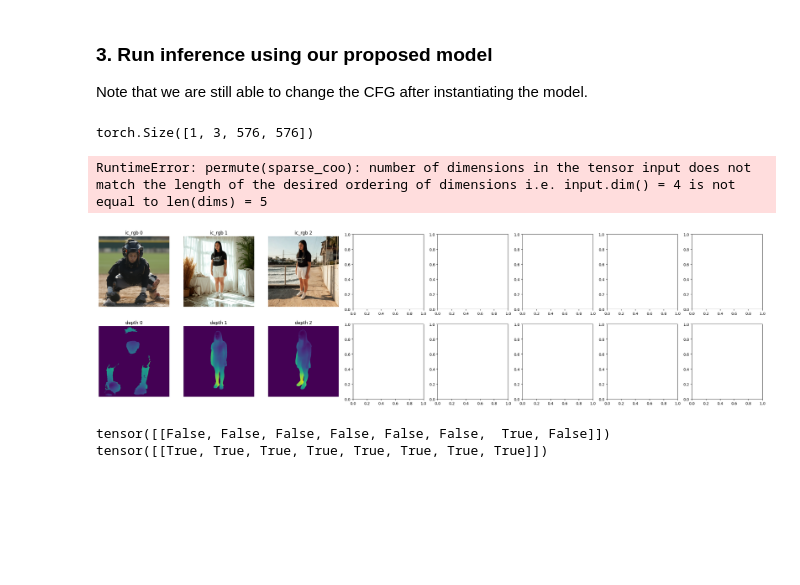
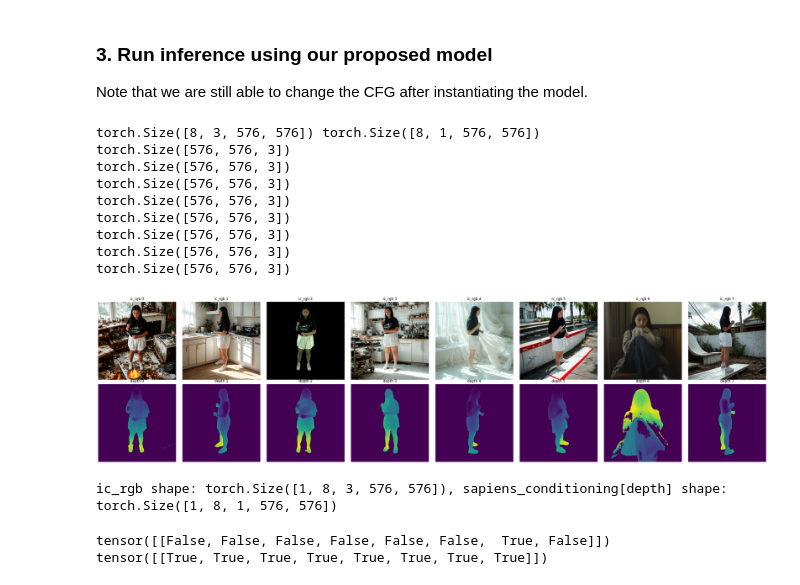
Before and after one commit to stonecodecs/stable-virtual-camera, a Jupyter notebook: test_samples.ipynb, the cells around one changed output. Saved outputs shown, nothing was run; the diff lists cells and outputs as text; code cells hidden in the pictures; blank space fills up the shorter version.

```diff
--- a/test_samples.ipynb
+++ b/test_samples.ipynb
@@ -26,15 +26,16 @@ dataset = MVHumanNetDataset(
     root_dir="/workspace/datasetvol/mvhuman_data/mv_captures",
     num_images=8,
     step_size=60,
-    only_include=expand_only_include("100010-100010"),
+    only_include=expand_only_include("100010-100012"),
     preload_path="/workspace/datasetvol/mvhuman_data/mv_captures/preloaded_filepaths.json",
     iclight_dataset_path="/workspace/datasetvol/mvhuman_data/relit_images",
     infu_dataset_path="/workspace/datasetvol/mvhuman_data/inconsistent_images",
     arcface_embeddings_dir="/workspace/datasetvol/mvhuman_data/arcface_embeddings",
     use_sapiens_conditioning=["depth", "seg_masks"],
-    random_crop=False,
+    random_crop=True,
     maximal_crop=True,
     use_inconsistent=True,
+    random_crop_prob=1.0,
 )
 
 loader = DataLoader(dataset, batch_size=1, shuffle=True, num_workers=0)
@@ -112,10 +110,6 @@ DiffusionEngine(
 # %% [markdown]
 ### 3. Run inference using our proposed model
 Note that we are still able to change the CFG after instantiating the model.
-# %%
-batch["frames"][:, 0, ...].shape
-# %% [output]
-torch.Size([1, 3, 576, 576])
 # %%
 import matplotlib.pyplot as plt
 
@@ -126,40 +120,51 @@ ic_rgb_images = batch["ic_rgb"].squeeze(0)  # (8, 3, H, W)
 sapiens_depth_images = batch["sapiens_conditioning"]["depth"].squeeze(0)  # (8, 3, H, W)
 
 num_images = ic_rgb_images.shape[0]
+print(ic_rgb_images.shape, sapiens_depth_images.shape)
 assert sapiens_depth_images.shape[0] == num_images, "Batch size mismatch"
 
 fig, axes = plt.subplots(2, num_images, figsize=(4*num_images, 8))
 
 for i in range(num_images):
     # ic_rgb image
     if batch["ref_mask"][:, i]:
-        img_rgb = batch["frames"][:, i, ...].permute(0, 2, 3, 1)
+        img_rgb = batch["frames"][:, i, ...].permute(0, 2, 3, 1).squeeze(0)
     else:
         img_rgb = ic_rgb_images[i].permute(1, 2, 0)
+    print(img_rgb.shape)
 
     if img_rgb.max() > 1.0:
         img_rgb = img_rgb / 255.0
     img_rgb = (img_rgb + 1) * 0.5
     axes[0, i].imshow(img_rgb.clamp(0, 1))
     axes[0, i].set_title(f'ic_rgb {i}')
     axes[0, i].axis('off')
 
     # sapiens_conditioning depth image
     img_depth = sapiens_depth_images[i].permute(1, 2, 0)
     if img_depth.max() > 1.0:
         img_depth = img_depth / 255.0
     img_depth = (img_depth + 1) * 0.5
     axes[1, i].imshow(img_depth.clamp(0, 1))
     axes[1, i].set_title(f'depth {i}')
     axes[1, i].axis('off')
 
 plt.tight_layout()
 plt.show()
 
 print(f"ic_rgb shape: {batch['ic_rgb'].shape}, sapiens_conditioning[depth] shape: {batch['sapiens_conditioning']['depth'].shape}")
 # %% [output]
-RuntimeError: permute(sparse_coo): number of dimensions in the tensor input does not match the length of the desired ordering of dimensions i.e. input.dim() = 4 is not equal to len(dims) = 5
+torch.Size([8, 3, 576, 576]) torch.Size([8, 1, 576, 576])
+torch.Size([576, 576, 3])
+torch.Size([576, 576, 3])
+torch.Size([576, 576, 3])
+torch.Size([576, 576, 3])
+torch.Size([576, 576, 3])
+torch.Size([576, 576, 3])
+torch.Size([576, 576, 3])
+torch.Size([576, 576, 3])
-[figure, old version]
+[figure, new version]
+ic_rgb shape: torch.Size([1, 8, 3, 576, 576]), sapiens_conditioning[depth] shape: torch.Size([1, 8, 1, 576, 576])
 # %%
 import torch
 from eval_utils import normalize_tensor
```
Also changed, not shown: parts of 2 cells of this notebook.
